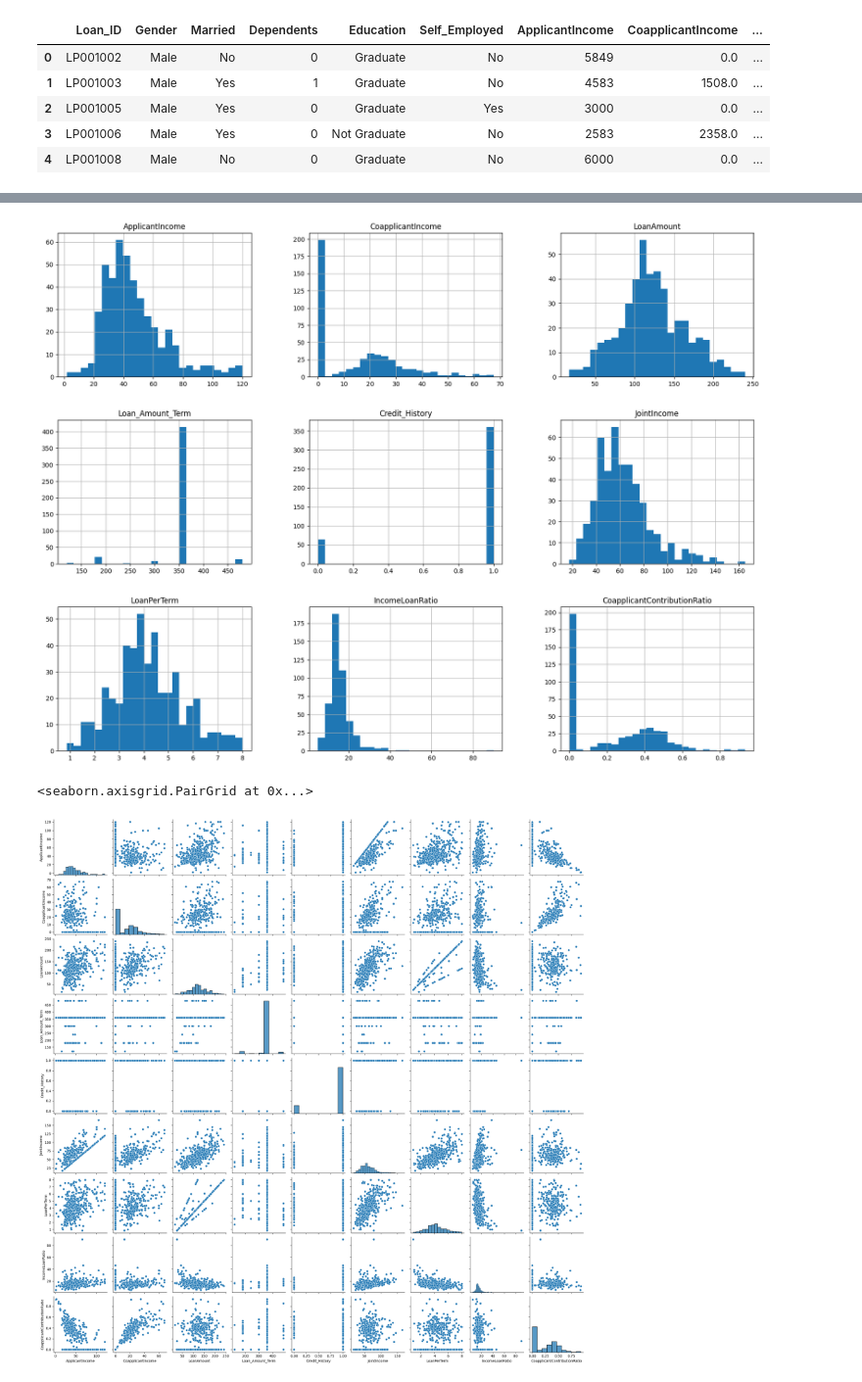
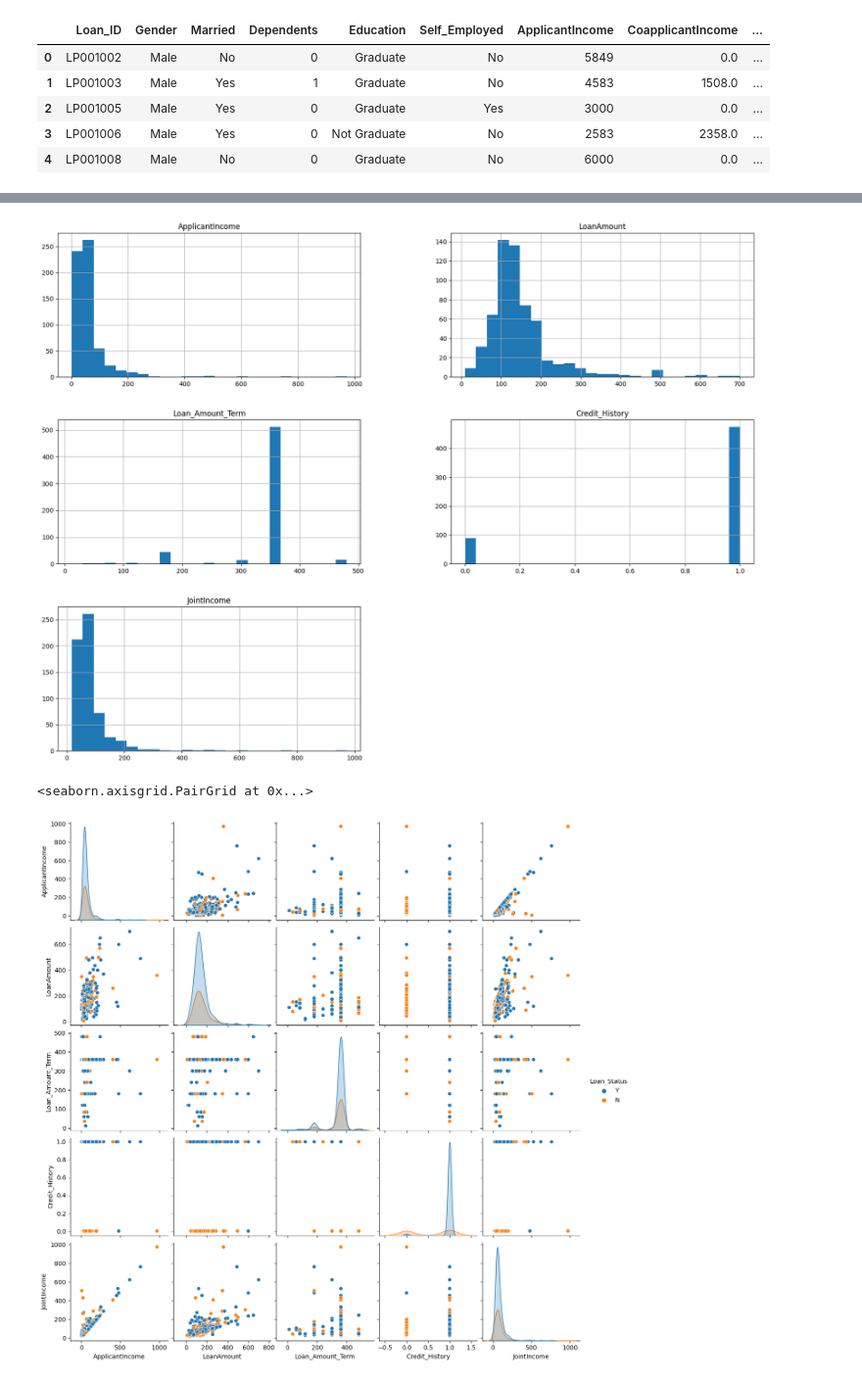
Before and after one commit to SpencerKeene/loan-prediction, a Jupyter notebook: model.ipynb, the cells around one changed output, grey strips where cells are left out. Shown at 98% size. Saved outputs shown, nothing was run; the diff lists cells and outputs as text; code cells hidden in the pictures.

```diff
--- a/model.ipynb
+++ b/model.ipynb
@@ -21,11 +25,3 @@ Applicant income appears to be monthly, so it is adjusted to represent a yearly
 loans['ApplicantIncome'] = loans['ApplicantIncome'].apply(lambda x: x*12/1000)
 
 loans['CoapplicantIncome'] = loans['CoapplicantIncome'].apply(lambda x: x*12/1000)
-
-loans['JointIncome'] = loans['ApplicantIncome'] + loans['CoapplicantIncome']
-
-loans['LoanPerTerm'] = loans['LoanAmount'] / loans['Loan_Amount_Term'] * 12
-
-loans['IncomeLoanRatio'] = loans['JointIncome'] / loans['LoanPerTerm']
-
-loans['CoapplicantContributionRatio'] = loans['CoapplicantIncome'] / loans['JointIncome']
@@ -31,0 +40,2 @@ loans['CoapplicantContributionRatio'] = loans['CoapplicantIncome'] / loans['Join
+# %%
+loans = loans.drop(['Loan_ID', 'CoapplicantIncome'], axis=1)
@@ -32,14 +44,14 @@ loans['CoapplicantContributionRatio'] = loans['CoapplicantIncome'] / loans['Join
 # %%
-def remove_outlier(df_in, col_name):
-    q1 = df_in[col_name].quantile(0.25)
-    q3 = df_in[col_name].quantile(0.75)
-    iqr = q3-q1 #Interquartile range
-    fence_low  = q1-1.5*iqr
-    fence_high = q3+1.5*iqr
-    df_out = df_in.loc[(df_in[col_name] > fence_low) & (df_in[col_name] < fence_high)]
-    return df_out
+# def remove_outlier(df_in, col_name):
+#     q1 = df_in[col_name].quantile(0.25)
+#     q3 = df_in[col_name].quantile(0.75)
+#     iqr = q3-q1 #Interquartile range
+#     fence_low  = q1-1.5*iqr
+#     fence_high = q3+1.5*iqr
+#     df_out = df_in.loc[(df_in[col_name] > fence_low) & (df_in[col_name] < fence_high)]
+#     return df_out
 
-loans = remove_outlier(loans, 'ApplicantIncome')
-loans = remove_outlier(loans, 'CoapplicantIncome')
-loans = remove_outlier(loans, 'LoanAmount')
-loans = remove_outlier(loans, 'LoanPerTerm')
+# loans = remove_outlier(loans, 'ApplicantIncome')
+# loans = remove_outlier(loans, 'CoapplicantIncome')
+# loans = remove_outlier(loans, 'LoanAmount')
+# loans = remove_outlier(loans, 'LoanPerTerm')
@@ -89,11 +105,11 @@ import matplotlib.pyplot as plt
 loans.hist(bins=25, figsize=(20,15))
 plt.show()
 # %% [output]
-[figure, old version]
+[figure, new version]
 # %%
 import seaborn as sb
 
-sb.pairplot(loans)
+sb.pairplot(loans, hue="Loan_Status")
 # %% [output]
 <seaborn.axisgrid.PairGrid at 0x...>
-[figure, old version]
+[figure, new version]
```
Also changed, not shown: parts of 58 cells of this notebook, 2 other files.
